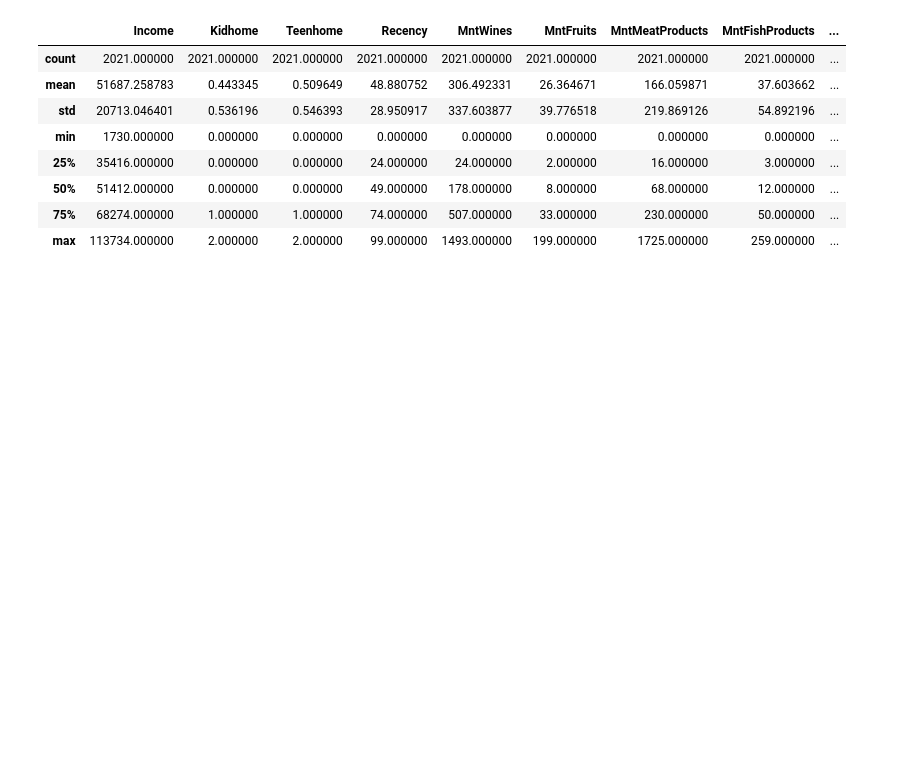
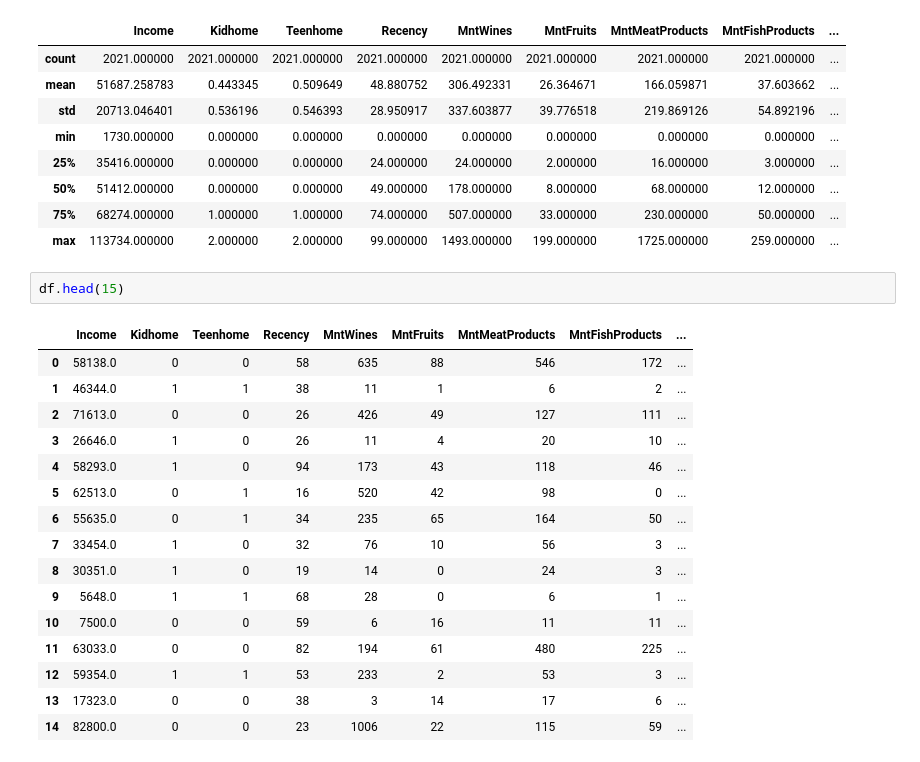
Before and after one commit to samjian8/marketing-campaign-analysis, a Jupyter notebook: main.ipynb, the cells around one changed output. Saved outputs shown, nothing was run; the diff lists cells and outputs as text; blank space fills up the shorter version.

```diff
--- a/main.ipynb
+++ b/main.ipynb
@@ -289,3 +289,22 @@ df.describe()
 | 50% | 51412.000000 | 0.000000 | 0.000000 | 49.000000 | 178.000000 | 8.000000 | 68.000000 | 12.000000 | ... |
 | 75% | 68274.000000 | 1.000000 | 1.000000 | 74.000000 | 507.000000 | 33.000000 | 230.000000 | 50.000000 | ... |
 | max | 113734.000000 | 2.000000 | 2.000000 | 99.000000 | 1493.000000 | 199.000000 | 1725.000000 | 259.000000 | ... |
+# %%
+df.head(15)
+# %% [output]
+|  | Income | Kidhome | Teenhome | Recency | MntWines | MntFruits | MntMeatProducts | MntFishProducts | ... |
+| 0 | 58138.0 | 0 | 0 | 58 | 635 | 88 | 546 | 172 | ... |
+| 1 | 46344.0 | 1 | 1 | 38 | 11 | 1 | 6 | 2 | ... |
+| 2 | 71613.0 | 0 | 0 | 26 | 426 | 49 | 127 | 111 | ... |
+| 3 | 26646.0 | 1 | 0 | 26 | 11 | 4 | 20 | 10 | ... |
+| 4 | 58293.0 | 1 | 0 | 94 | 173 | 43 | 118 | 46 | ... |
+| 5 | 62513.0 | 0 | 1 | 16 | 520 | 42 | 98 | 0 | ... |
+| 6 | 55635.0 | 0 | 1 | 34 | 235 | 65 | 164 | 50 | ... |
+| 7 | 33454.0 | 1 | 0 | 32 | 76 | 10 | 56 | 3 | ... |
+| 8 | 30351.0 | 1 | 0 | 19 | 14 | 0 | 24 | 3 | ... |
+| 9 | 5648.0 | 1 | 1 | 68 | 28 | 0 | 6 | 1 | ... |
+| 10 | 7500.0 | 0 | 0 | 59 | 6 | 16 | 11 | 11 | ... |
+| 11 | 63033.0 | 0 | 0 | 82 | 194 | 61 | 480 | 225 | ... |
+| 12 | 59354.0 | 1 | 1 | 53 | 233 | 2 | 53 | 3 | ... |
+| 13 | 17323.0 | 0 | 0 | 38 | 3 | 14 | 17 | 6 | ... |
+| 14 | 82800.0 | 0 | 0 | 23 | 1006 | 22 | 115 | 59 | ... |
```
Also changed, not shown: parts of 3 cells of this notebook.
